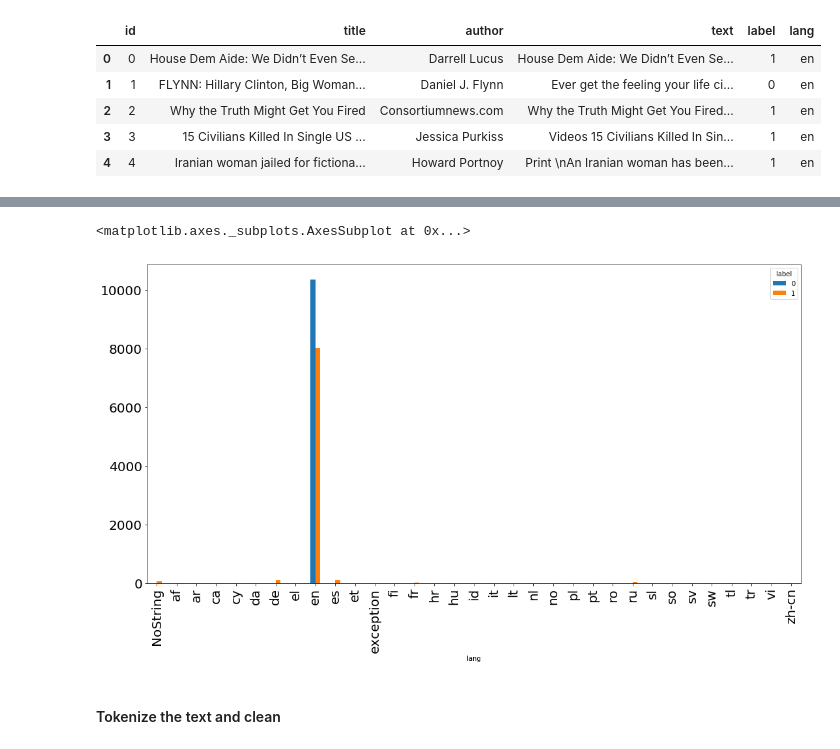
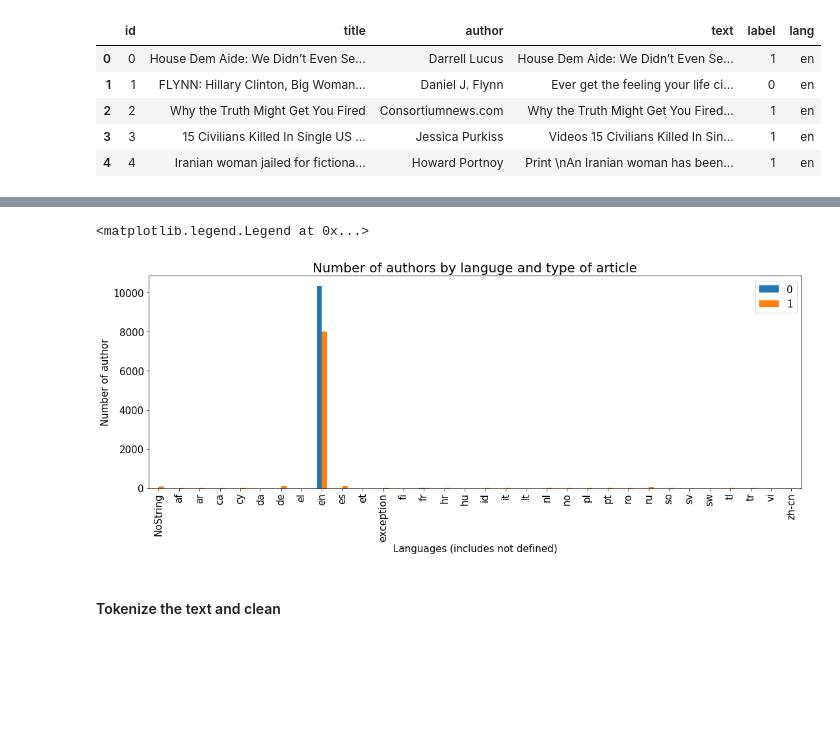
Before and after one commit to gtg269c/mlnd_capstone_fakenews1, a Jupyter notebook: FakeNews_set1_clean_token_embed_LSTM_2.ipynb, the cells around one changed output, grey strips where cells are left out. Cells and saved outputs as stored; diff of their text form; code cells hidden in the pictures; blank space fills up the shorter version.

```diff
--- a/FakeNews_set1_clean_token_embed_LSTM_2.ipynb
+++ b/FakeNews_set1_clean_token_embed_LSTM_2.ipynb
@@ -182,10 +206,15 @@ lang_label_summary.head()
-# %%
-
-
-lang_label_summary.pivot(index='lang',columns='label',values='author').plot.bar(fontsize=20,figsize=(18, 9))
-# %% [output]
-<matplotlib.axes._subplots.AxesSubplot at 0x...>
-[figure, removed]
+# %%
+## plot the number of articles by language and article type
+
+ax = lang_label_summary.pivot(index='lang',columns='label',values='author').plot.bar(fontsize=15,figsize=(18, 6))
+
+ax.set_xlabel("Languages (includes not defined)",fontsize=15)
+ax.set_ylabel("Number of author",fontsize=15)
+ax.set_title('Number of authors by languge and type of article',fontsize= 20)
+ax.legend(fontsize=15)
+# %% [output]
+<matplotlib.legend.Legend at 0x...>
+[figure, added]
 # %% [markdown]
 #### Tokenize the text and clean
 # %%
```
Also changed, not shown: parts of 5 cells of this notebook, 1 other file.
